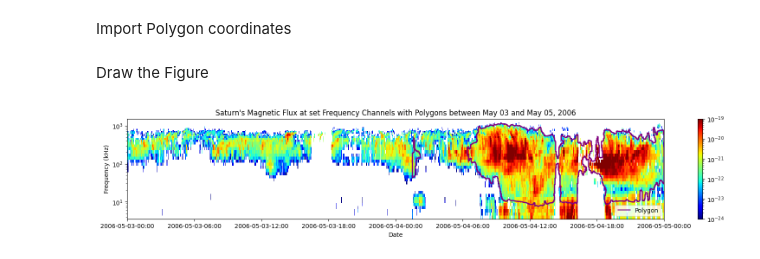
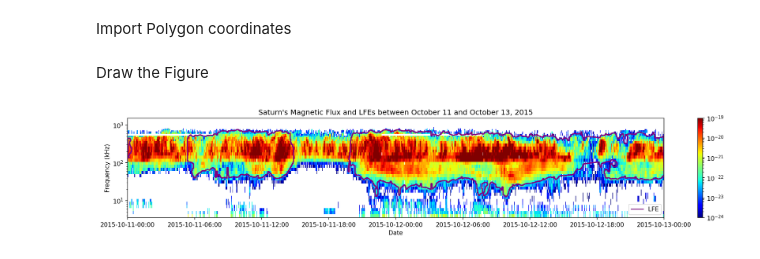
Before and after one commit to DIASPlanetary/Saturn_LFEs, a Jupyter notebook: fig_avg_spectrograms/polygon_over_flux.ipynb, the cells around one changed output. Drawn from its saved outputs; the diff is of its cells as text; code cells hidden in the pictures.

Commit message:
Changed plots

```diff
--- a/fig_avg_spectrograms/polygon_over_flux.ipynb
+++ b/fig_avg_spectrograms/polygon_over_flux.ipynb
@@ -21,7 +21,7 @@ file_catalogue = '../data/calculated/2004001_2017258_joint_catalogue.json'
 # %% [markdown]
 Choose limits of time window
 # %%
-start, stop = '2006-05-03', '2006-05-05' # Change limits here
+start, stop = '2015-10-11', '2015-10-13' # Change limits here
 
 start_date = datetime.strptime(start, '%Y-%m-%d') # Only used for title formatting
 stop_date = datetime.strptime(stop, '%Y-%m-%d') # Only uesd for title formatting
@@ -49,33 +49,33 @@ for i in range(len(catalogue._data['features'])):
 # %% [markdown]
 Draw the Figure
 # %%
-fig = plt.figure(figsize=(20,3), dpi=100)
+fig = plt.figure(figsize=(20,3), dpi=150)
 
 ax = fig.add_subplot()
 
 norm = mp_colors.LogNorm(vmin=1e-24, vmax=1e-19)
 
 cbar = ax.pcolormesh(time, frequency, flux, norm=norm, cmap='jet')
 
 for poly_coords in poly_coordinates:
 
     poly_time = poly_coords[:,0]
     time_mask = (poly_time >= time_low) & (poly_time <= time_high)
 
     ax.add_patch(Polygon(poly_coords[time_mask], fill=False, lw=2, color='purple'))
 
-ax.plot([], [], color='purple', label='Polygon')
+ax.plot([], [], color='purple', label='LFE')
 
 fig.colorbar(cbar)
 
 ax.xaxis.set_major_formatter(mdates.DateFormatter('%Y-%m-%d-%H:%M'))
 ax.set_xlim(time_low, time_high)
 #ax.set_ylim(50, 500)
 ax.set_yscale('log')
 
-ax.set_title(f"Saturn's Magnetic Flux at set Frequency Channels with Polygons between {start_date.strftime('%B %d')} and {stop_date.strftime('%B %d')}, {year}")
+ax.set_title(f"Saturn's Magnetic Flux and LFEs between {start_date.strftime('%B %d')} and {stop_date.strftime('%B %d')}, {year}")
 ax.set_xlabel('Date')
 ax.set_ylabel('Frequency (kHz)')
 ax.legend(loc='lower right');
 # %% [output]
-[figure, old version]
+[figure, new version]
```
